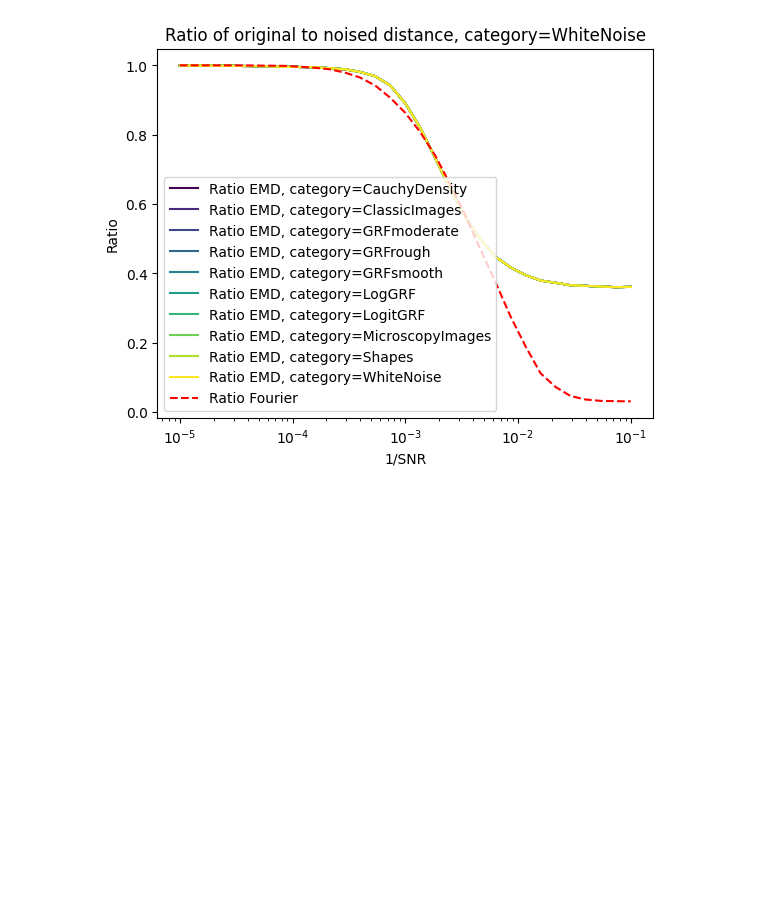
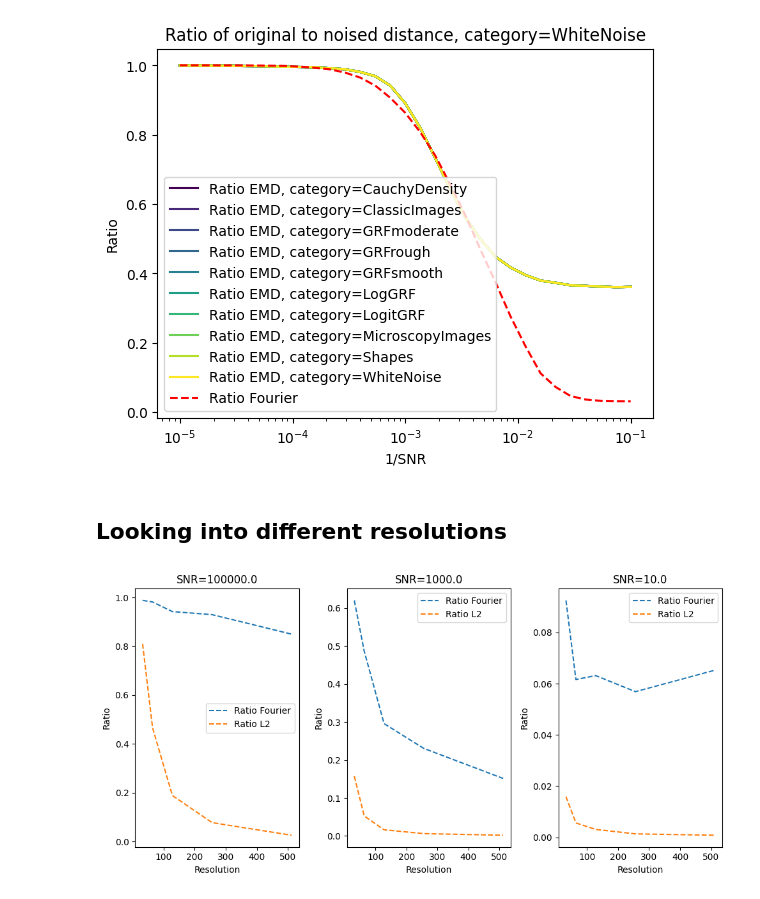
Before and after one commit to warik21/Thesis, a Jupyter notebook: Playground.ipynb, the cells around one changed output. Saved outputs shown, nothing was run; the diff lists cells and outputs as text; code cells hidden in the pictures; blank space fills up the shorter version.

Commit message:
Looking into different resolutions

```diff
--- a/Playground.ipynb
+++ b/Playground.ipynb
@@ -263,3 +262,29 @@ plt.legend()
 plt.show()
 # %% [output]
 [figure]
+# %% [markdown]
+## Looking into different resolutions
+# %%
+df = pd.read_csv('results.csv')
+# %%
+SNR_values = df['SNR'].unique()
+# %%
+subset = df.drop(['Category','image1_index', 'image2_index'], axis=1)
+
+fig = plt.figure(figsize=(10, 5))
+# Plot the ratio of the original to the noised distance for each SNR value
+for i, SNR in enumerate(SNR_values):
+    plt.subplot(1, 3, i+1)
+    subset_SNR = subset[subset['SNR'] == SNR]
+    df_grouped = subset_SNR.groupby('Resolution').mean().reset_index()
+    plt.plot(df_grouped['Resolution'], df_grouped['Fourier Ratio'], label='Ratio Fourier', linestyle='--')
+    plt.plot(df_grouped['Resolution'], df_grouped['L2 Ratio'], label='Ratio L2', linestyle='--')
+    plt.title(f'SNR={SNR}')
+    plt.xlabel('Resolution')
+    plt.ylabel('Ratio')
+    plt.legend()
+
+plt.tight_layout()
+plt.show()
+# %% [output]
+[figure, added]
```
Also changed, not shown: parts of 9 cells of this notebook, 5 other files.
